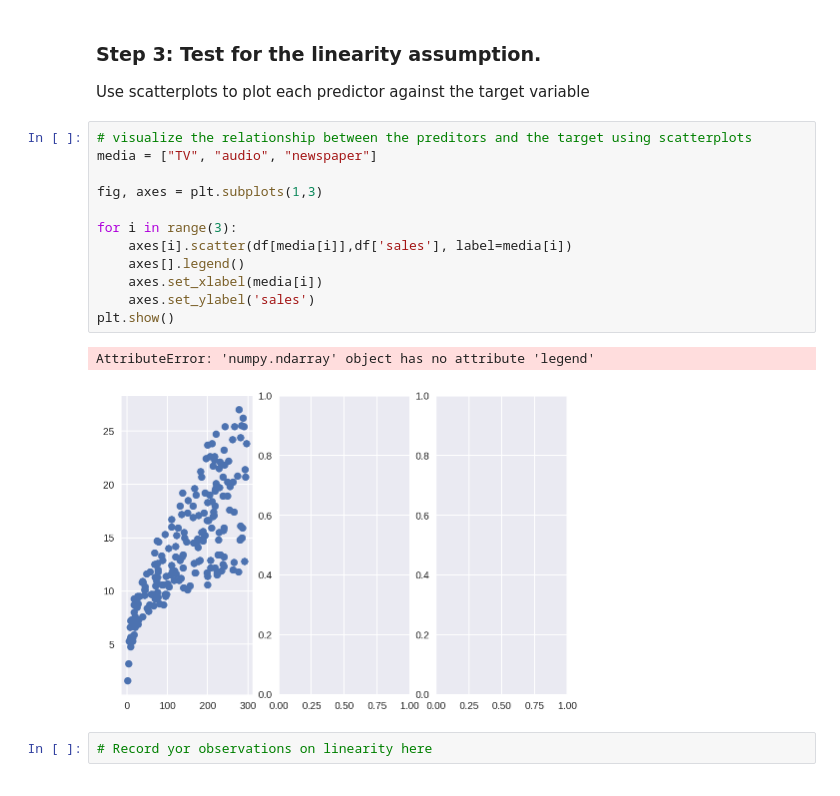
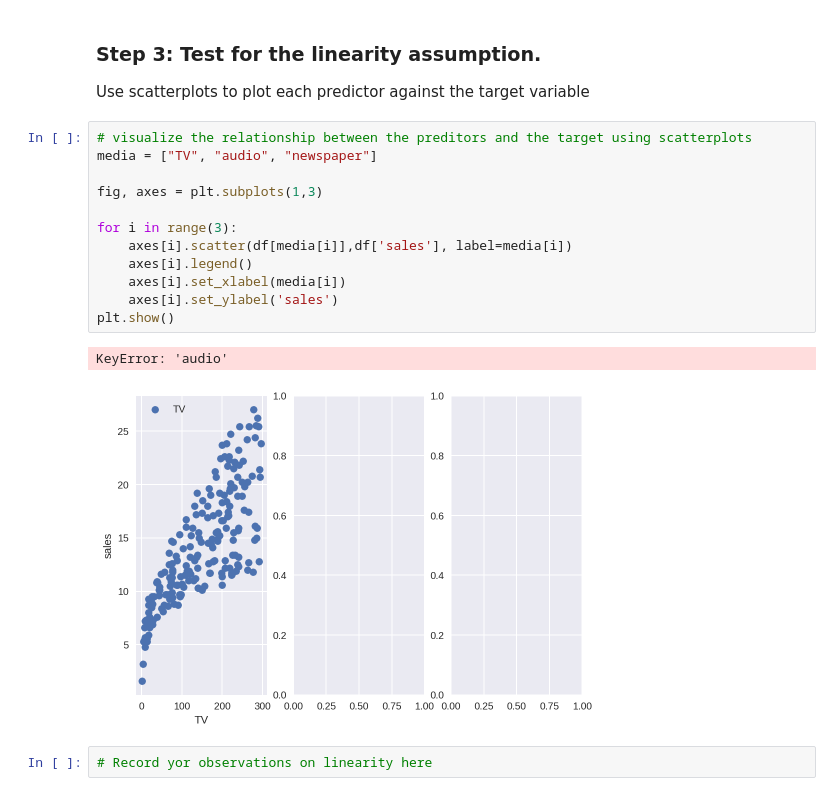
Before and after one commit to ZMBailey/dsc-01-10-13-regression-statsmodels-lab-seattle-ds-career-040119, a Jupyter notebook: index.ipynb, the cells around one changed output. Cells and saved outputs as stored; diff of their text form.

```diff
--- a/index.ipynb
+++ b/index.ipynb
@@ -85,18 +85,18 @@ Use scatterplots to plot each predictor against the target variable
 # %%
 # visualize the relationship between the preditors and the target using scatterplots
 media = ["TV", "audio", "newspaper"]
 
 fig, axes = plt.subplots(1,3)
 
 for i in range(3):
     axes[i].scatter(df[media[i]],df['sales'], label=media[i])
-    axes[].legend()
-    axes.set_xlabel(media[i])
-    axes.set_ylabel('sales')
+    axes[i].legend()
+    axes[i].set_xlabel(media[i])
+    axes[i].set_ylabel('sales')
 plt.show()
 # %% [output]
-AttributeError: 'numpy.ndarray' object has no attribute 'legend'
+KeyError: 'audio'
-[figure, old version]
+[figure, new version]
 # %%
 # Record yor observations on linearity here
 # %% [markdown]
```
